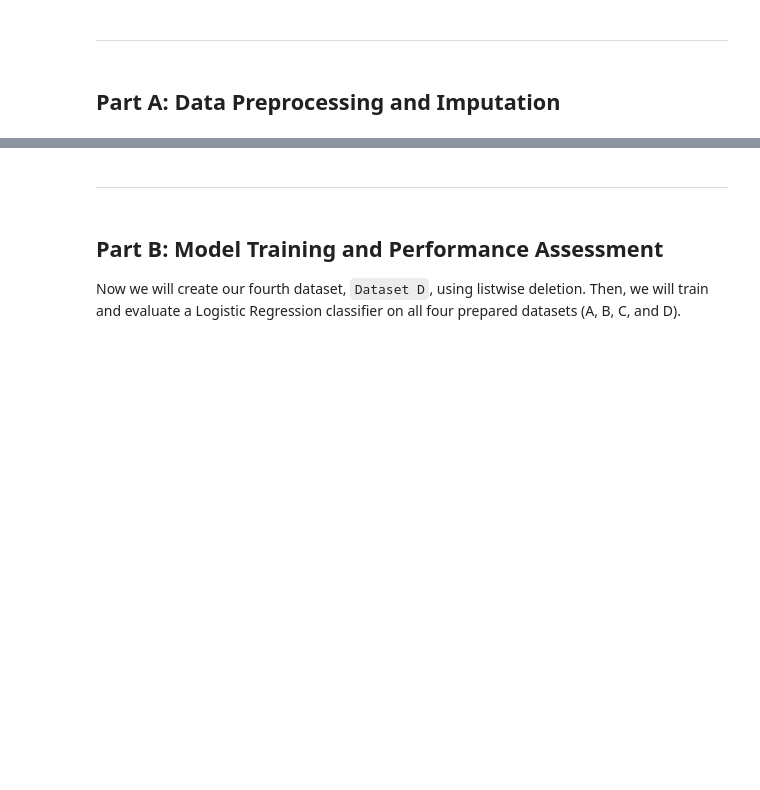
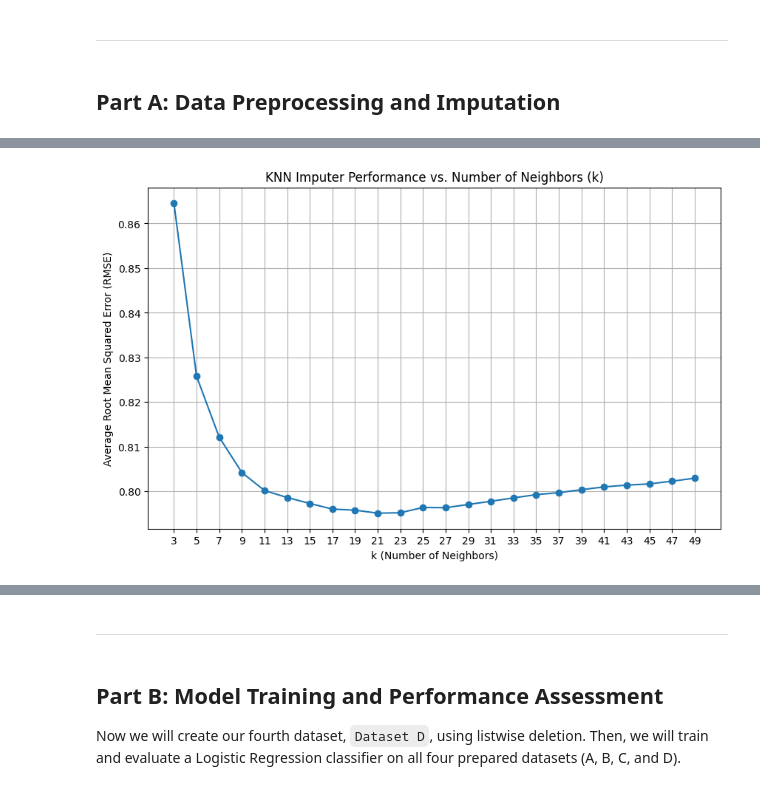
Before and after one commit to Devesh176/DA5401_Data_Analytics_Lab, a Jupyter notebook: Assignment6/ME22B176_Assignment_6.ipynb, the cells around one changed output, grey strips where cells are left out. Saved outputs shown, nothing was run; the diff lists cells and outputs as text; code cells hidden in the pictures; blank space fills up the shorter version.

```diff
--- a/Assignment6/ME22B176_Assignment_6.ipynb
+++ b/Assignment6/ME22B176_Assignment_6.ipynb
@@ -273,0 +274,82 @@ Dataset C: Missing values after Non-Linear (KNN) Regression Imputation
+# %%
+import numpy as np
+from sklearn.model_selection import KFold
+from sklearn.metrics import mean_squared_error
+import matplotlib.pyplot as plt
+from sklearn.preprocessing import StandardScaler
+from sklearn.neighbors import KNeighborsRegressor
+
+# Create a copy for this dataset
+df_C = df_mar.copy()
+
+# This makes 'BILL_AMT1' a clean predictor we can use for the next step.
+print("Imputing 'BILL_AMT1' with its median to create a clean feature set.")
+bill_amt1_median = df_C['BILL_AMT1'].median()
+df_C['BILL_AMT1'].fillna(bill_amt1_median, inplace=True)
+
+
+# Now that the only remaining NaNs are in 'PAY_0', we can use KNN imputation.
+print("Setting up KNN Regressor to impute 'PAY_0'.")
+impute_target = 'PAY_0'
+# All columns except our target and the final classification label
+impute_features = [col for col in df_C.columns if col not in [impute_target, 'default_payment_next_month']]
+
+# Separate the dataframe into a training set (for the imputer) and a prediction set
+df_impute_train = df_C[df_C[impute_target].notnull()]
+df_impute_predict = df_C[df_C[impute_target].isnull()]
+
+# Create the feature X and target y sets
+X_impute_train = df_impute_train[impute_features]
+y_impute_train = df_impute_train[impute_target]
+X_impute_predict = df_impute_predict[impute_features]
+
+
+# Scale the features (for KNN)
+scaler_impute = StandardScaler()
+X_impute_train_scaled = scaler_impute.fit_transform(X_impute_train)
+X_impute_predict_scaled = scaler_impute.transform(X_impute_predict)
+
+
+# Find the optimal k using cross-validation (on the training data for the imputer)
+print("Finding the optimal k for KNN using cross-validation")
+k_values = range(3, 50, 2)
+k_rmses = {}
+
+for k in k_values:
+    knn_imputer_cv = KNeighborsRegressor(n_neighbors=k)
+    kf = KFold(n_splits=5, shuffle=True, random_state=42)
+    fold_rmses = []
+    for train_index, val_index in kf.split(X_impute_train_scaled):
+        X_train_cv, X_val_cv = X_impute_train_scaled[train_index], X_impute_train_scaled[val_index]
+        y_train_cv, y_val_cv = y_impute_train.iloc[train_index], y_impute_train.iloc[val_index]
+        knn_imputer_cv.fit(X_train_cv, y_train_cv)
+        y_pred_cv = knn_imputer_cv.predict(X_val_cv)
+        rmse = np.sqrt(mean_squared_error(y_val_cv, y_pred_cv))
+        fold_rmses.append(rmse)
+    k_rmses[k] = np.mean(fold_rmses)
+
+best_k = min(k_rmses, key=k_rmses.get)
+print(f"Optimal k found: {best_k}\n")
+# Plot the results to visualize the optimal k
+plt.figure(figsize=(10, 6))
+plt.plot(list(k_rmses.keys()), list(k_rmses.values()), marker='o', linestyle='-')
+plt.title('KNN Imputer Performance vs. Number of Neighbors (k)')
+plt.xlabel('k (Number of Neighbors)')
+plt.ylabel('Average Root Mean Squared Error (RMSE)')
+plt.xticks(k_values)
+plt.grid(True)
+plt.show()
+
+
+final_knn_imputer = KNeighborsRegressor(n_neighbors=best_k)
+final_knn_imputer.fit(X_impute_train_scaled, y_impute_train)
+
+# Predict the missing values
+predicted_pay_0_knn = final_knn_imputer.predict(X_impute_predict_scaled)
+
+# Fill the NaNs with the predictions
+df_C.loc[df_C[impute_target].isnull(), impute_target] = predicted_pay_0_knn
+
+print("Dataset C: Missing values after Non-Linear (KNN) Regression Imputation")
+print(f"Total missing values remaining: {df_C.isnull().sum().sum()}") # Should be 0
+# %% [output]
@@ -273,0 +366 @@ Dataset C: Missing values after Non-Linear (KNN) Regression Imputation
+[figure, added]
```
Also changed, not shown: parts of 18 cells of this notebook.
